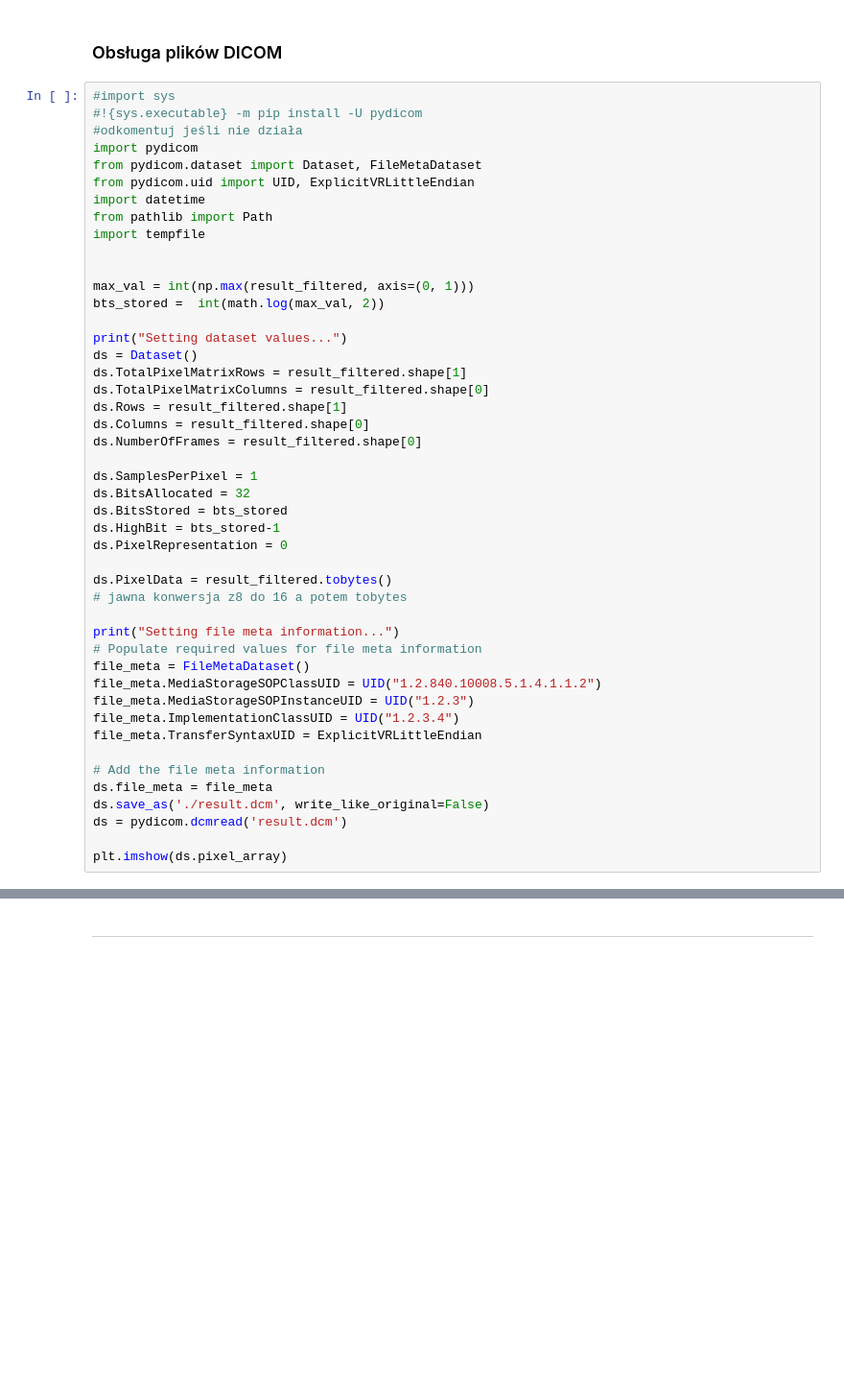
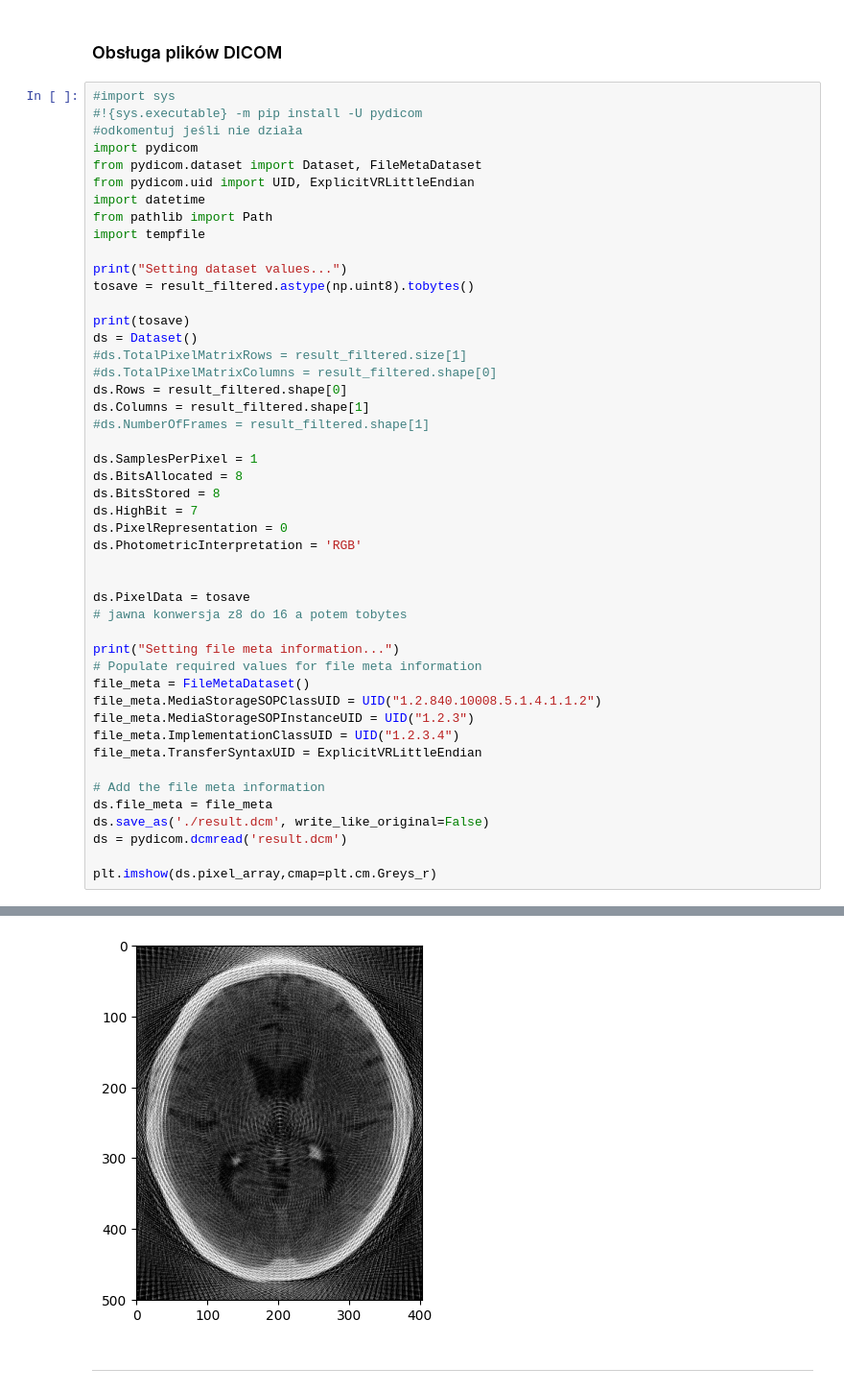
Before and after one commit to viatrix17/Symulacja-Tomografu, a Jupyter notebook: symulacja_tomografu.ipynb, the cells around one changed output, grey strips where cells are left out. Shown at 96% size. Cells and saved outputs as stored; diff of their text form; blank space fills up the shorter version.

```diff
--- a/symulacja_tomografu.ipynb
+++ b/symulacja_tomografu.ipynb
@@ -228,25 +241,26 @@ import datetime
 from pathlib import Path
 import tempfile
 
+print("Setting dataset values...")
+tosave = result_filtered.astype(np.uint8).tobytes()
 
-max_val = int(np.max(result_filtered, axis=(0, 1)))
-bts_stored =  int(math.log(max_val, 2))
-
-print("Setting dataset values...")
+print(tosave)
 ds = Dataset()
-ds.TotalPixelMatrixRows = result_filtered.shape[1]
-ds.TotalPixelMatrixColumns = result_filtered.shape[0]
-ds.Rows = result_filtered.shape[1]
-ds.Columns = result_filtered.shape[0]
-ds.NumberOfFrames = result_filtered.shape[0]
+#ds.TotalPixelMatrixRows = result_filtered.size[1]
+#ds.TotalPixelMatrixColumns = result_filtered.shape[0]
+ds.Rows = result_filtered.shape[0]
+ds.Columns = result_filtered.shape[1]
+#ds.NumberOfFrames = result_filtered.shape[1]
 
 ds.SamplesPerPixel = 1
-ds.BitsAllocated = 32
-ds.BitsStored = bts_stored
-ds.HighBit = bts_stored-1
+ds.BitsAllocated = 8
+ds.BitsStored = 8
+ds.HighBit = 7
 ds.PixelRepresentation = 0
+ds.PhotometricInterpretation = 'RGB'
 
-ds.PixelData = result_filtered.tobytes()
+
+ds.PixelData = tosave
 # jawna konwersja z8 do 16 a potem tobytes
 
 print("Setting file meta information...")
@@ -262,6 +276,6 @@ ds.file_meta = file_meta
 ds.save_as('./result.dcm', write_like_original=False)
 ds = pydicom.dcmread('result.dcm')
 
-plt.imshow(ds.pixel_array)
+plt.imshow(ds.pixel_array,cmap=plt.cm.Greys_r)
 # %% [output]
 Setting dataset values...
@@ -270,3 +284,4 @@ AttributeError: Missing required element: (0028,0004) 'Photometric Interpretatio
+[figure, added]
 # %% [markdown]
 ---
 # %% [markdown]
```
Also changed, not shown: parts of 5 cells of this notebook, 1 other file.
